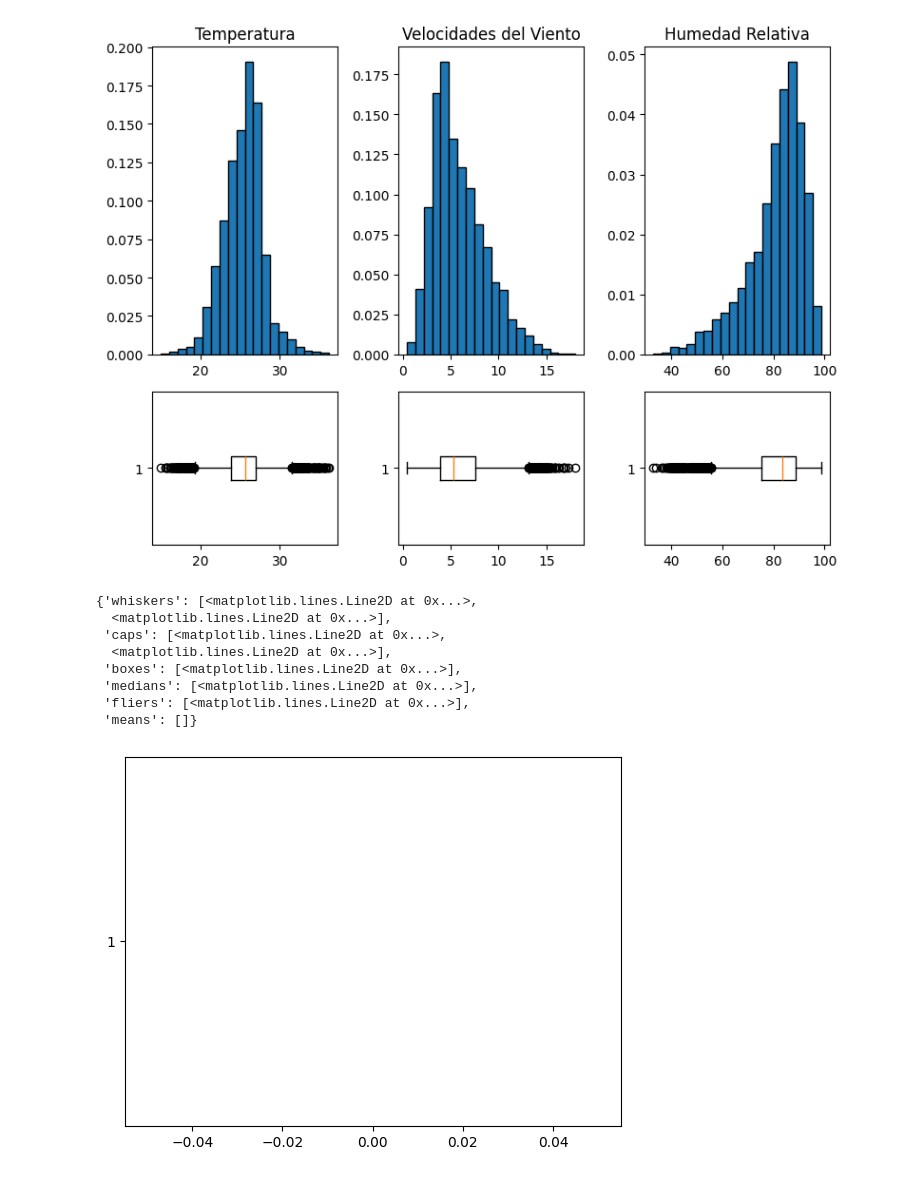
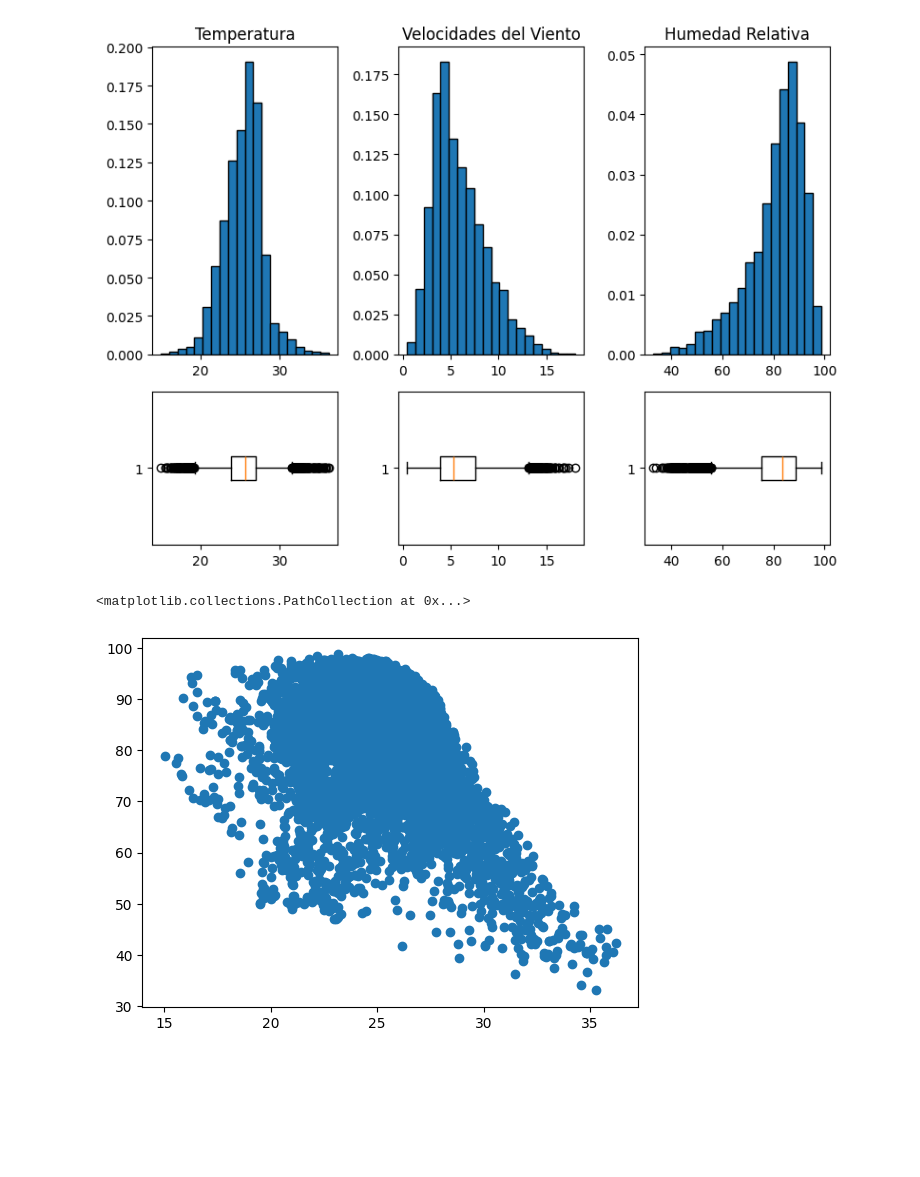
Before and after one commit to dcanulr/taller_python_uacam, a Jupyter notebook: 006_visualizacion.ipynb, the cells around one changed output. Cells and saved outputs as stored; diff of their text form; code cells hidden in the pictures; blank space fills up the shorter version.

```diff
--- a/006_visualizacion.ipynb
+++ b/006_visualizacion.ipynb
@@ -28,15 +30,9 @@ ax[2].set_title("Humedad Relativa")
 plt.tight_layout()
 # %% [output]
 [figure]
-# %%
-plt.boxplot(df_h.Temp, vert=False)
-# %% [output]
-{'whiskers': [<matplotlib.lines.Line2D at 0x...>,
-  <matplotlib.lines.Line2D at 0x...>],
- 'caps': [<matplotlib.lines.Line2D at 0x...>,
-  <matplotlib.lines.Line2D at 0x...>],
- 'boxes': [<matplotlib.lines.Line2D at 0x...>],
- 'medians': [<matplotlib.lines.Line2D at 0x...>],
- 'fliers': [<matplotlib.lines.Line2D at 0x...>],
- 'means': []}
-[figure, removed]
+# %%
+fig, ax = plt.subplots()
+ax.scatter(df_h.Temp, df_h.HR)
+# %% [output]
+<matplotlib.collections.PathCollection at 0x...>
+[figure, added]
```
Also changed, not shown: parts of 12 cells of this notebook.
